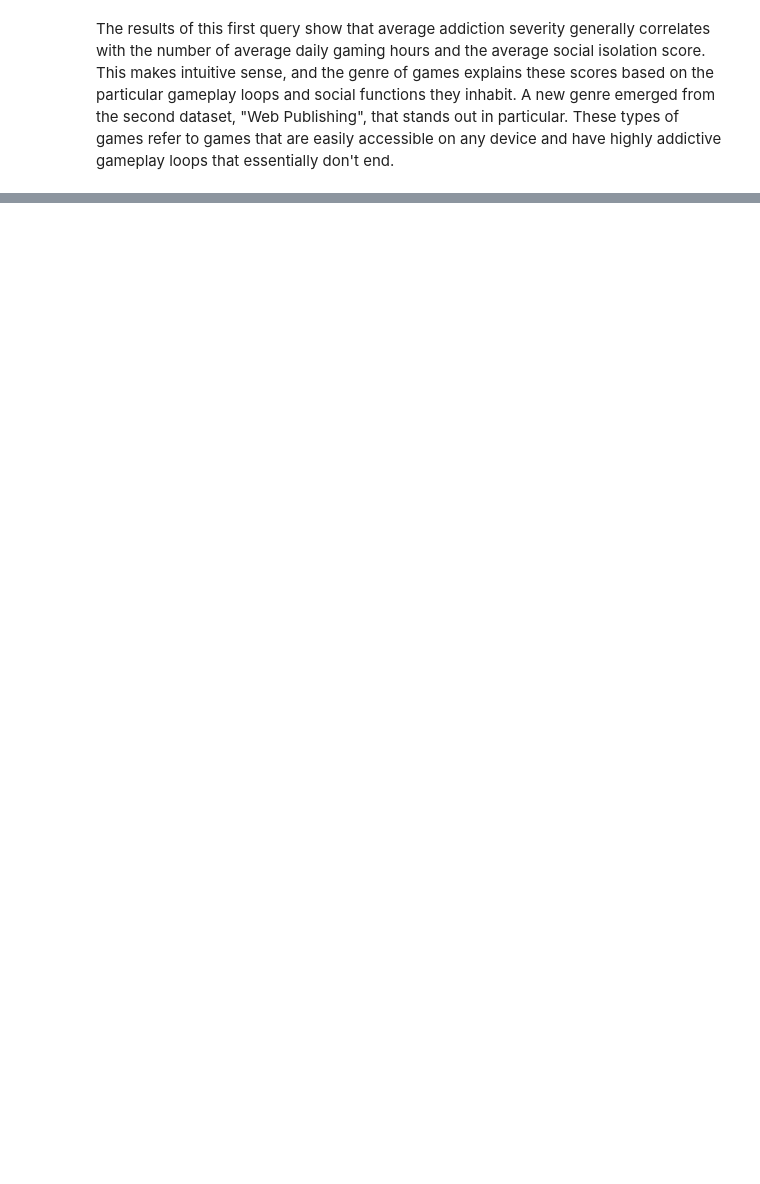
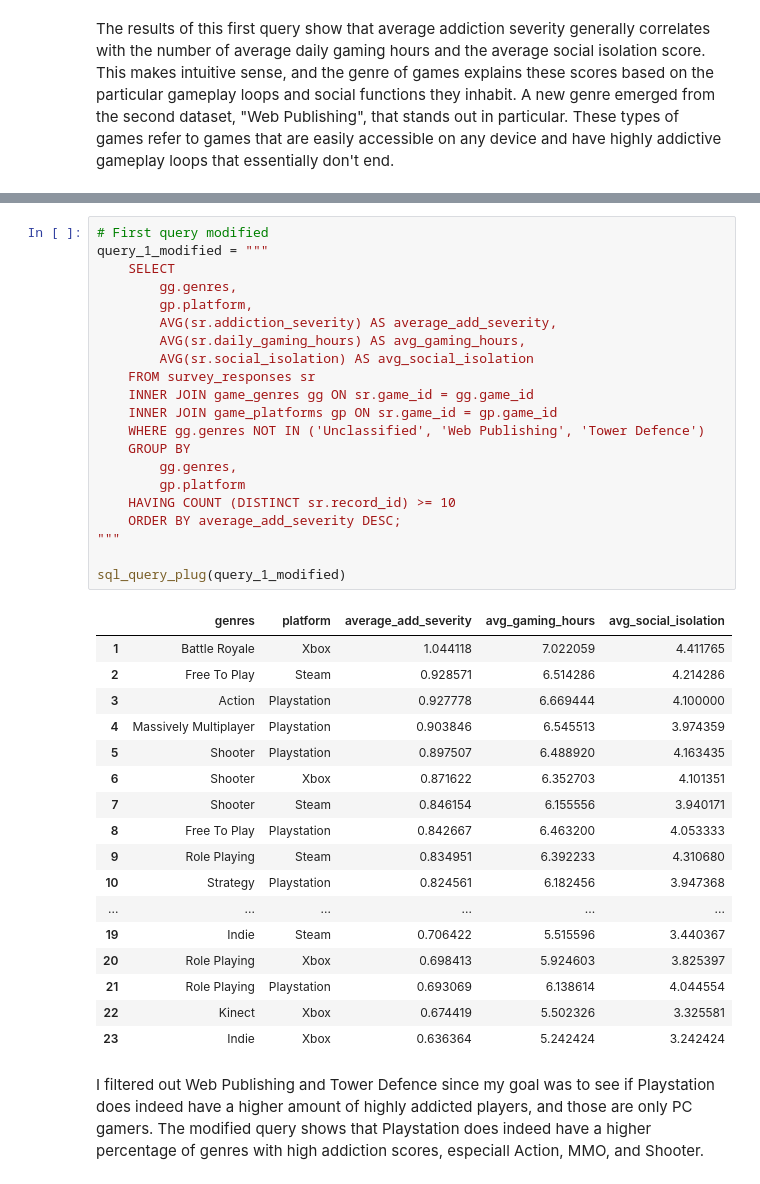
Before and after one commit to jmlax123/gaming_mental_health, a Jupyter notebook: notebook/gaming_mental_health_data.ipynb, the cells around one changed output, grey strips where cells are left out. Cells and saved outputs as stored; diff of their text form; blank space fills up the shorter version.

```diff
--- a/notebook/gaming_mental_health_data.ipynb
+++ b/notebook/gaming_mental_health_data.ipynb
@@ -1691,0 +1759,41 @@ This query was to find the developers that make the most addictive games. An int
+# %%
+# First query modified
+query_1_modified = """
+    SELECT
+        gg.genres,
+        gp.platform,
+        AVG(sr.addiction_severity) AS average_add_severity,
+        AVG(sr.daily_gaming_hours) AS avg_gaming_hours,
+        AVG(sr.social_isolation) AS avg_social_isolation
+    FROM survey_responses sr
+    INNER JOIN game_genres gg ON sr.game_id = gg.game_id
+    INNER JOIN game_platforms gp ON sr.game_id = gp.game_id
+    WHERE gg.genres NOT IN ('Unclassified', 'Web Publishing', 'Tower Defence')
+    GROUP BY
+        gg.genres,
+        gp.platform
+    HAVING COUNT (DISTINCT sr.record_id) >= 10
+    ORDER BY average_add_severity DESC;
+"""
+
+sql_query_plug(query_1_modified)
+# %% [output]
+|  | genres | platform | average_add_severity | avg_gaming_hours | avg_social_isolation |
+| 1 | Battle Royale | Xbox | 1.044118 | 7.022059 | 4.411765 |
+| 2 | Free To Play | Steam | 0.928571 | 6.514286 | 4.214286 |
+| 3 | Action | Playstation | 0.927778 | 6.669444 | 4.100000 |
+| 4 | Massively Multiplayer | Playstation | 0.903846 | 6.545513 | 3.974359 |
+| 5 | Shooter | Playstation | 0.897507 | 6.488920 | 4.163435 |
+| 6 | Shooter | Xbox | 0.871622 | 6.352703 | 4.101351 |
+| 7 | Shooter | Steam | 0.846154 | 6.155556 | 3.940171 |
+| 8 | Free To Play | Playstation | 0.842667 | 6.463200 | 4.053333 |
+| 9 | Role Playing | Steam | 0.834951 | 6.392233 | 4.310680 |
+| 10 | Strategy | Playstation | 0.824561 | 6.182456 | 3.947368 |
+| ... | ... | ... | ... | ... | ... |
+| 19 | Indie | Steam | 0.706422 | 5.515596 | 3.440367 |
+| 20 | Role Playing | Xbox | 0.698413 | 5.924603 | 3.825397 |
+| 21 | Role Playing | Playstation | 0.693069 | 6.138614 | 4.044554 |
+| 22 | Kinect | Xbox | 0.674419 | 5.502326 | 3.325581 |
+| 23 | Indie | Xbox | 0.636364 | 5.242424 | 3.242424 |
+# %% [markdown]
+I filtered out Web Publishing and Tower Defence since my goal was to see if Playstation does indeed have a higher amount of highly addicted players, and those are only PC gamers. The modified query shows that Playstation does indeed have a higher percentage of genres with high addiction scores, especiall Action, MMO, and Shooter.
```
Also changed, not shown: parts of 9 cells of this notebook, 2 other files.
